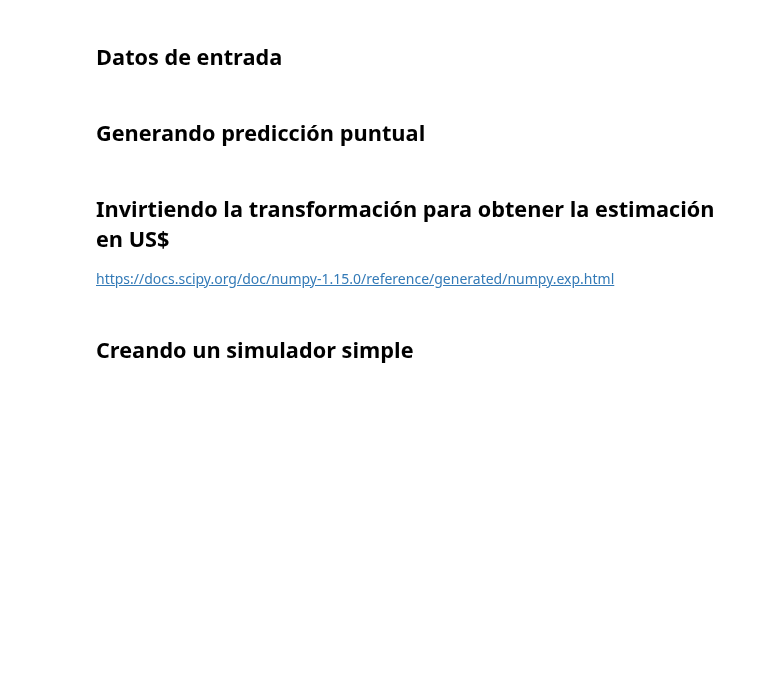
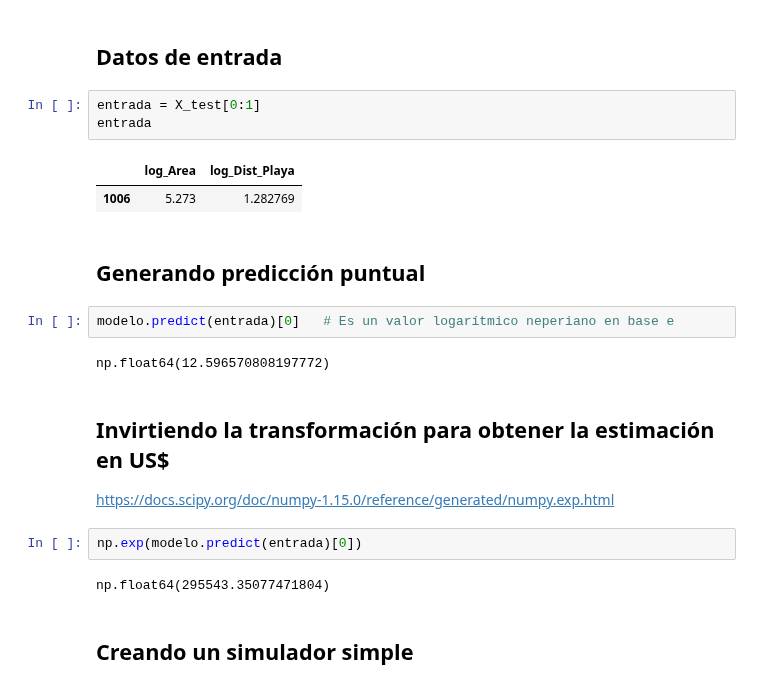
Before and after one commit to ivazquez-07/python_data_science_excersises, a Jupyter notebook: Regresión Lineal II Preparando el ambiente/Proyecto/Regresión_Lineal_II.ipynb, the cells around one changed output. Cells and saved outputs as stored; diff of their text form; blank space fills up the shorter version.

```diff
--- a/Regresión Lineal II Preparando el ambiente/Proyecto/Regresión_Lineal_II.ipynb
+++ b/Regresión Lineal II Preparando el ambiente/Proyecto/Regresión_Lineal_II.ipynb
@@ -443,11 +449,25 @@ https://scikit-learn.org/stable/modules/generated/sklearn.metrics.r2_score.html#
 <hr style='border: 2px solid red;'>
 # %% [markdown]
 ## Datos de entrada
+# %%
+entrada = X_test[0:1]
+entrada
+# %% [output]
+|  | log_Area | log_Dist_Playa |
+| 1006 | 5.273 | 1.282769 |
 # %% [markdown]
 ## Generando predicción puntual
+# %%
+modelo.predict(entrada)[0]   # Es un valor logarítmico neperiano en base e
+# %% [output]
+np.float64(12.596570808197772)
 # %% [markdown]
 ## Invirtiendo la transformación para obtener la estimación en US$
 
 https://docs.scipy.org/doc/numpy-1.15.0/reference/generated/numpy.exp.html
+# %%
+np.exp(modelo.predict(entrada)[0])
+# %% [output]
+np.float64(295543.35077471804)
 # %% [markdown]
 ## Creando un simulador simple
```
Also changed, not shown: parts of 3 cells of this notebook.
